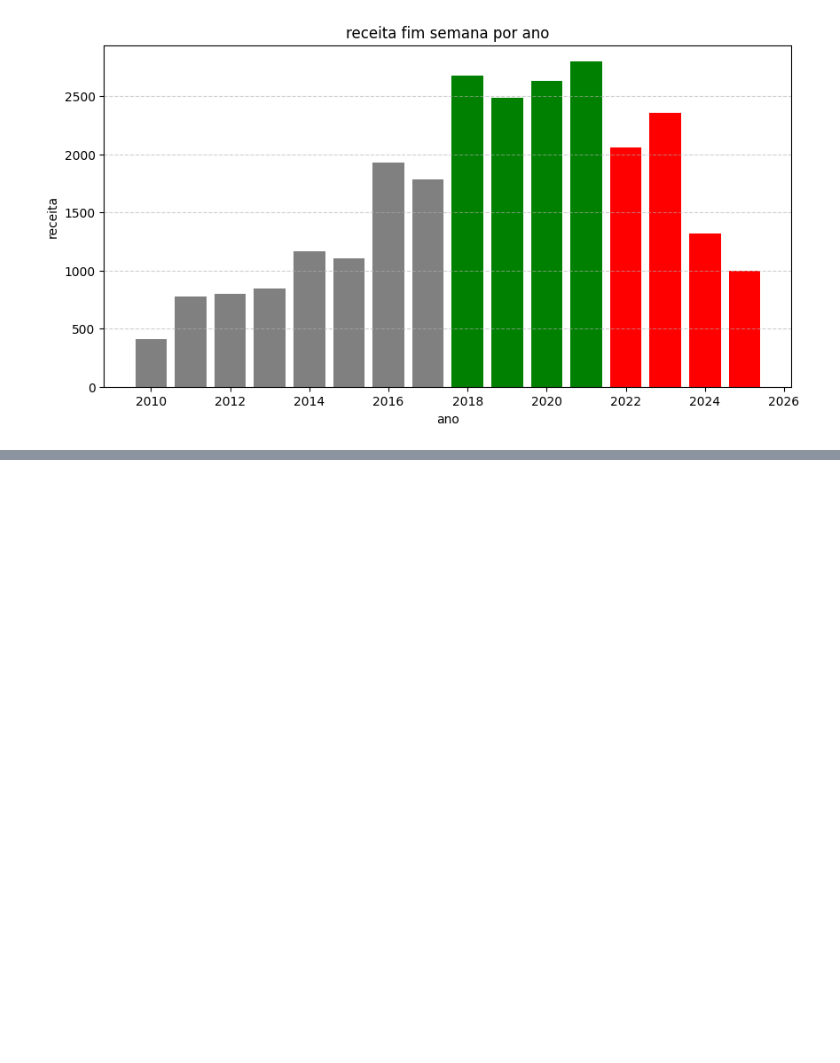
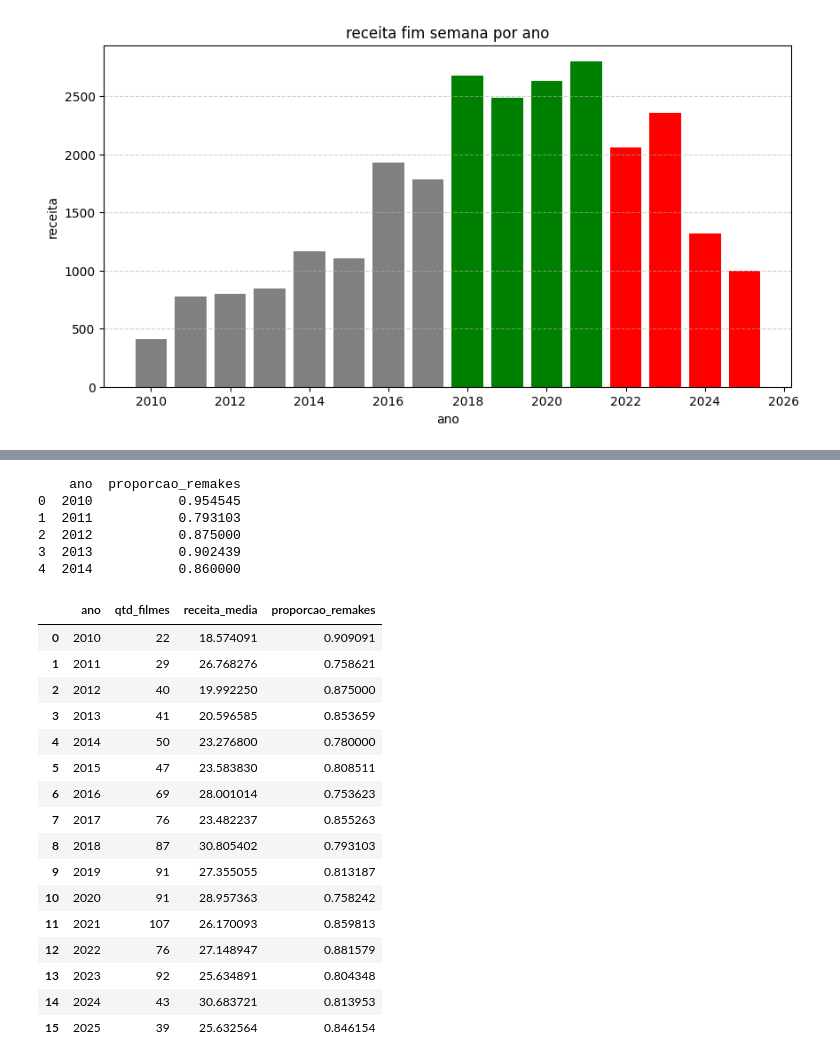
Before and after one commit to Carlos-Rafael-Dev/Data_Analytics, a Jupyter notebook: Produtora MegaPik/Movies MegaPik.ipynb, the cells around one changed output, grey strips where cells are left out. Drawn from its saved outputs; the diff is of its cells as text; code cells hidden in the pictures; blank space fills up the shorter version.

```diff
--- a/Produtora MegaPik/Movies MegaPik.ipynb
+++ b/Produtora MegaPik/Movies MegaPik.ipynb
@@ -530,0 +547,64 @@ Quantidade de filmes sci-fi em outubro:  21
+# %%
+# Calcular a proporção de remakes/continuações por ano
+
+import re
+import pandas as pd
+
+# Função para normalizar o nome do filme
+def normalizar_nome(nome):
+    # Remove numerais romanos no final (II, III, IV...)
+    nome = re.sub(r'\b(I|II|III|IV|V|VI|VII|VIII|IX|X)\b', '', nome, flags=re.IGNORECASE)
+    # Remove números no final (1, 2, 3...)
+    nome = re.sub(r'\b\d+\b', '', nome)
+    # Remove ": Parte X" ou " - Parte X"
+    nome = re.sub(r'(:| - )\s*Parte \d+', '', nome, flags=re.IGNORECASE)
+    # Remove espaços extras
+    nome = nome.strip()
+    return nome
+
+# Criar nova coluna com nome normalizado
+df["nome_base"] = df["nome do filme"].apply(normalizar_nome)
+
+# Contar quantas vezes cada nome base aparece
+contagem = df["nome_base"].value_counts()
+
+# Marcar quais são remakes/continuações (aparecem mais de 1 vez)
+df["eh_remake"] = df["nome_base"].isin(contagem[contagem > 1].index)
+
+# Calcular proporção de remakes por ano
+remakes_por_ano = df.groupby("ano")["eh_remake"].mean().reset_index(name="proporcao_remakes")
+
+print(remakes_por_ano.head())
+# %% [output]
+    ano  proporcao_remakes
+0  2010           0.954545
+1  2011           0.793103
+2  2012           0.875000
+3  2013           0.902439
+4  2014           0.860000
+# %%
+analise_periodos = (
+    filmes_por_ano
+    .merge(receita_media_por_ano, on="ano")
+    .merge(remakes_por_ano, on="ano")
+)
+
+display(analise_periodos)
+# %% [output]
+|  | ano | qtd_filmes | receita_media | proporcao_remakes |
+| 0 | 2010 | 22 | 18.574091 | 0.909091 |
+| 1 | 2011 | 29 | 26.768276 | 0.758621 |
+| 2 | 2012 | 40 | 19.992250 | 0.875000 |
+| 3 | 2013 | 41 | 20.596585 | 0.853659 |
+| 4 | 2014 | 50 | 23.276800 | 0.780000 |
+| 5 | 2015 | 47 | 23.583830 | 0.808511 |
+| 6 | 2016 | 69 | 28.001014 | 0.753623 |
+| 7 | 2017 | 76 | 23.482237 | 0.855263 |
+| 8 | 2018 | 87 | 30.805402 | 0.793103 |
+| 9 | 2019 | 91 | 27.355055 | 0.813187 |
+| 10 | 2020 | 91 | 28.957363 | 0.758242 |
+| 11 | 2021 | 107 | 26.170093 | 0.859813 |
+| 12 | 2022 | 76 | 27.148947 | 0.881579 |
+| 13 | 2023 | 92 | 25.634891 | 0.804348 |
+| 14 | 2024 | 43 | 30.683721 | 0.813953 |
+| 15 | 2025 | 39 | 25.632564 | 0.846154 |
```
Also changed, not shown: parts of 7 cells of this notebook, 5 other files.
